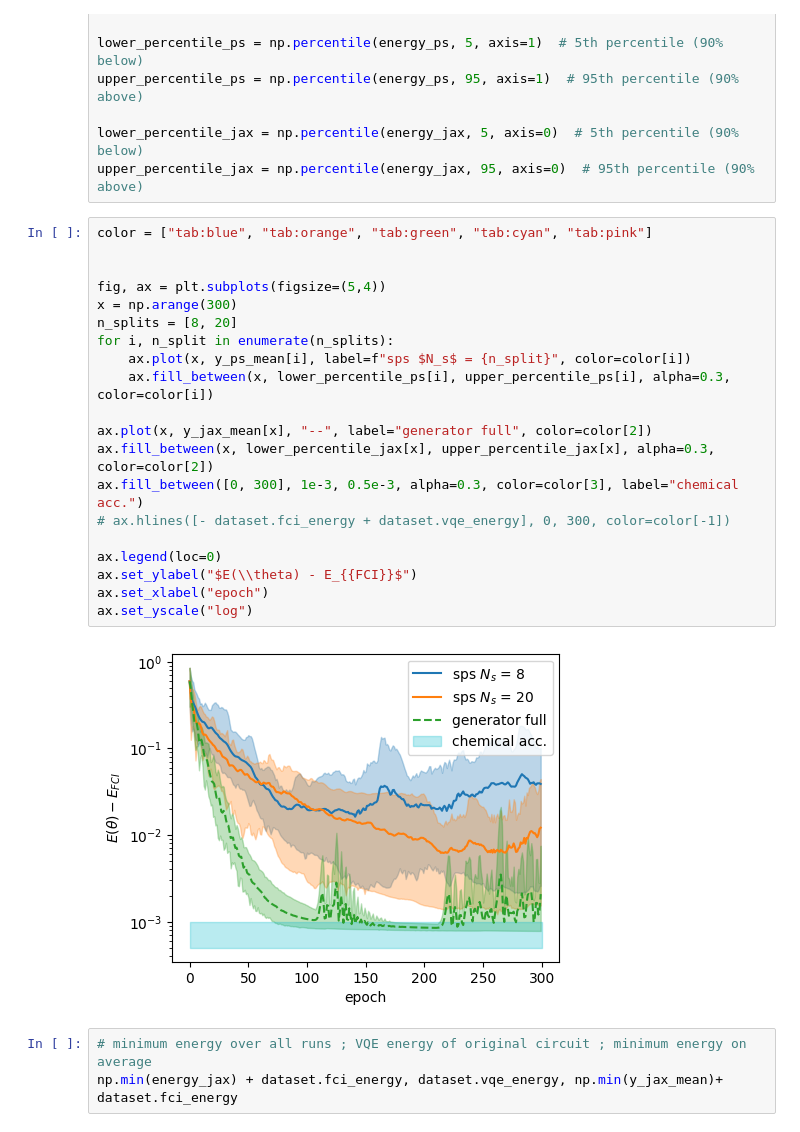
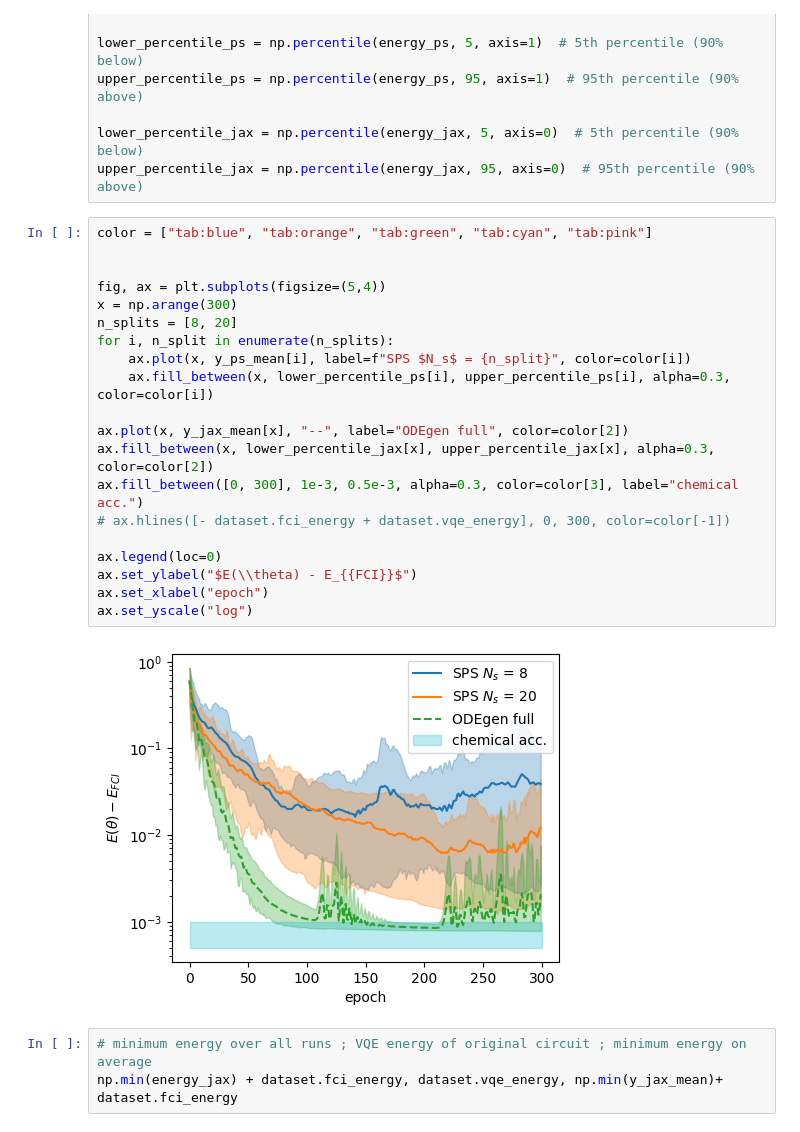
Before and after one commit to XanaduAI/Analytic_Pulse_Gradients, a Jupyter notebook: VQE_H4/VQE_H4_evaluate.ipynb, the cells around one changed output. Cells and saved outputs as stored; diff of their text form.

```diff
--- a/VQE_H4/VQE_H4_evaluate.ipynb
+++ b/VQE_H4/VQE_H4_evaluate.ipynb
@@ -51,25 +51,25 @@ upper_percentile_jax = np.percentile(energy_jax, 95, axis=0)  # 95th percentile
 # %%
 color = ["tab:blue", "tab:orange", "tab:green", "tab:cyan", "tab:pink"]
 
 
 fig, ax = plt.subplots(figsize=(5,4))
 x = np.arange(300)
 n_splits = [8, 20]
 for i, n_split in enumerate(n_splits):
-    ax.plot(x, y_ps_mean[i], label=f"sps $N_s$ = {n_split}", color=color[i])
+    ax.plot(x, y_ps_mean[i], label=f"SPS $N_s$ = {n_split}", color=color[i])
     ax.fill_between(x, lower_percentile_ps[i], upper_percentile_ps[i], alpha=0.3, color=color[i])
 
-ax.plot(x, y_jax_mean[x], "--", label="generator full", color=color[2])
+ax.plot(x, y_jax_mean[x], "--", label="ODEgen full", color=color[2])
 ax.fill_between(x, lower_percentile_jax[x], upper_percentile_jax[x], alpha=0.3, color=color[2])
 ax.fill_between([0, 300], 1e-3, 0.5e-3, alpha=0.3, color=color[3], label="chemical acc.")
 # ax.hlines([- dataset.fci_energy + dataset.vqe_energy], 0, 300, color=color[-1])
 
 ax.legend(loc=0)
 ax.set_ylabel("$E(\\theta) - E_{{FCI}}$")
 ax.set_xlabel("epoch")
 ax.set_yscale("log")
 # %% [output]
-[figure, old version]
+[figure, new version]
 # %%
 # minimum energy over all runs ; VQE energy of original circuit ; minimum energy on average
 np.min(energy_jax) + dataset.fci_energy, dataset.vqe_energy, np.min(y_jax_mean)+ dataset.fci_energy
```
Also changed, not shown: 4 other files.
